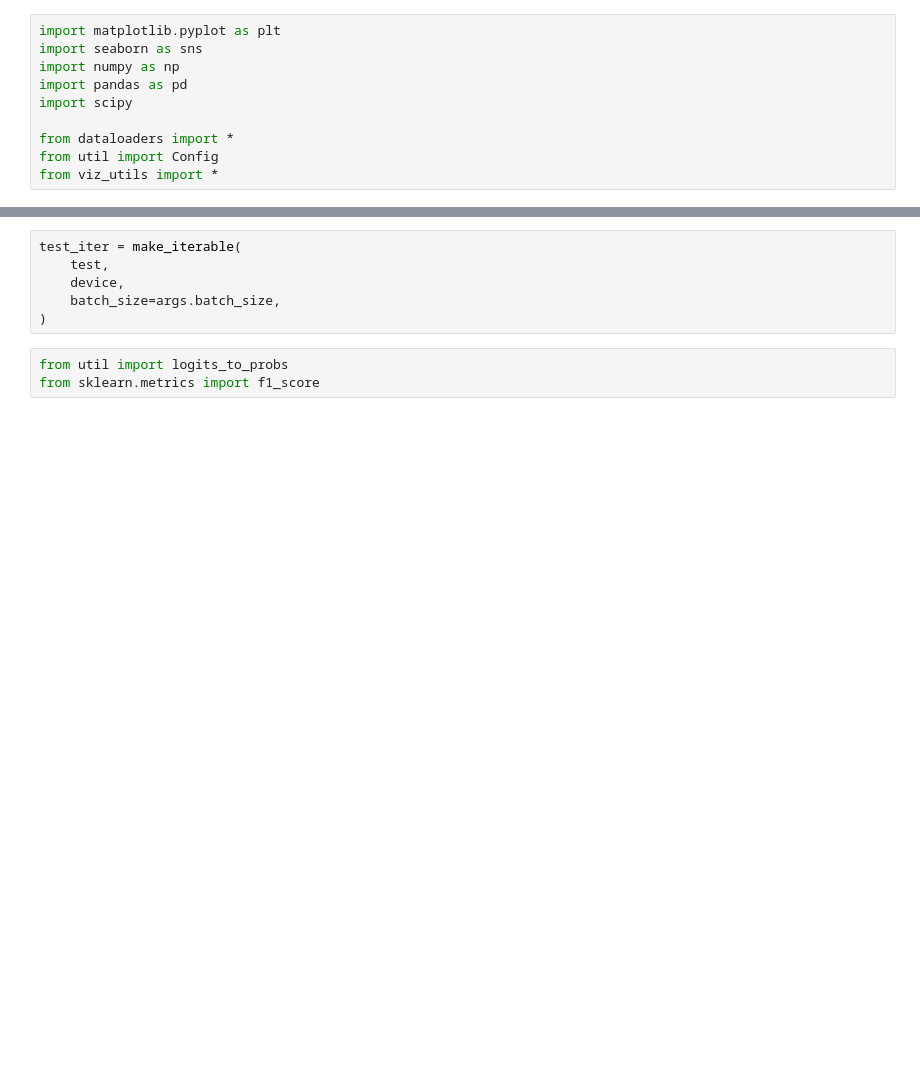
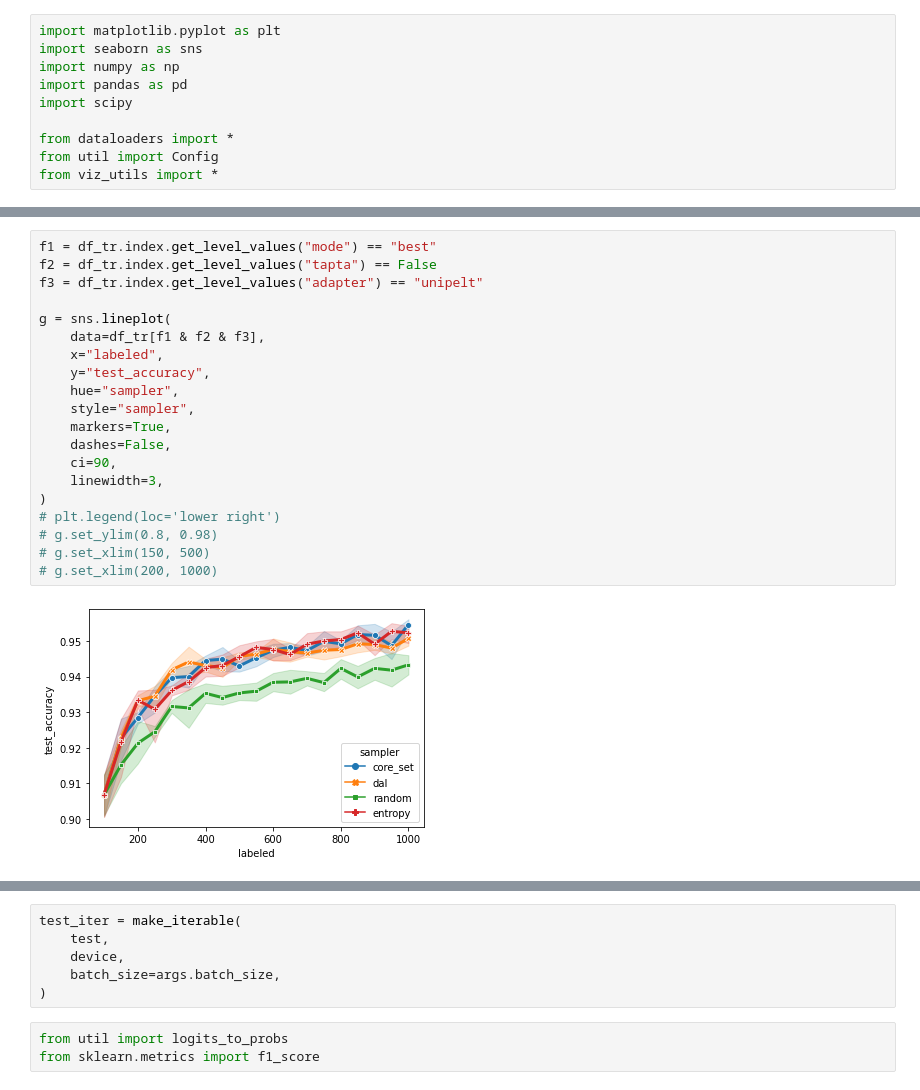
Before and after one commit to josipjukic/adapter-al, a Jupyter notebook: tinkering.ipynb, the cells around one changed output, grey strips where cells are left out. Drawn from its saved outputs; the diff is of its cells as text; blank space fills up the shorter version.

```diff
--- a/tinkering.ipynb
+++ b/tinkering.ipynb
@@ -154,0 +269,22 @@ df_tr.groupby(["dataset", "model", "model", "sampler", "experiment"]).agg(list)
+# %%
+f1 = df_tr.index.get_level_values("mode") == "best"
+f2 = df_tr.index.get_level_values("tapta") == False
+f3 = df_tr.index.get_level_values("adapter") == "unipelt"
+
+g = sns.lineplot(
+    data=df_tr[f1 & f2 & f3],
+    x="labeled",
+    y="test_accuracy",
+    hue="sampler",
+    style="sampler",
+    markers=True,
+    dashes=False,
+    ci=90,
+    linewidth=3,
+)
+# plt.legend(loc='lower right')
+# g.set_ylim(0.8, 0.98)
+# g.set_xlim(150, 500)
+# g.set_xlim(200, 1000)
+# %% [output]
+[figure, added]
```
Also changed, not shown: parts of 39 cells of this notebook, 6 other files.
